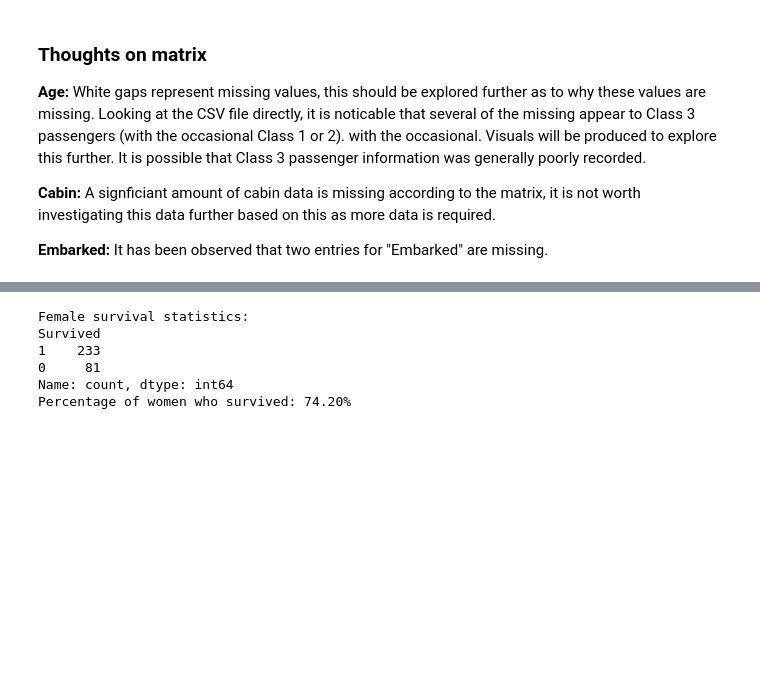
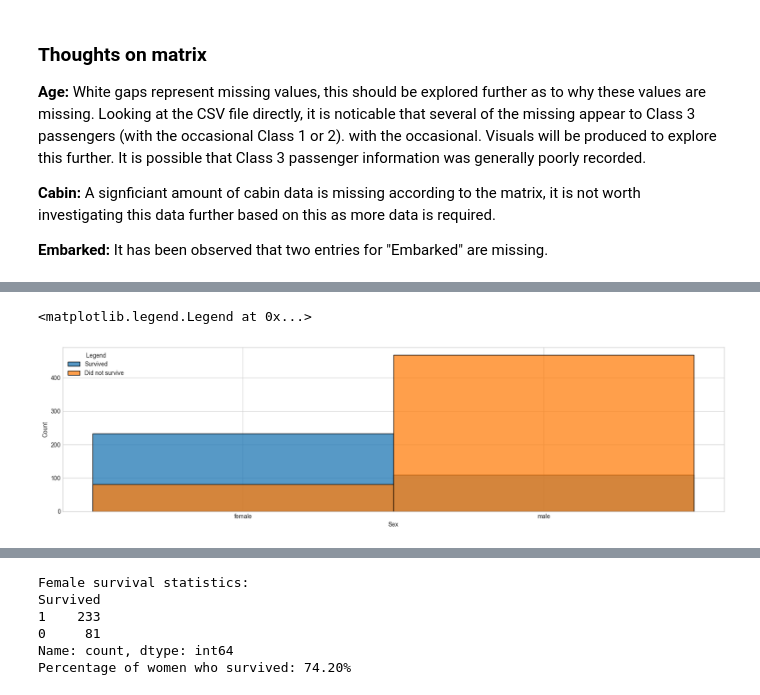
Before and after one commit to joshua-dixon1/Titanic-Survival-Analysis-and-Prediction, a Jupyter notebook: titanic_analysis.ipynb, the cells around one changed output, grey strips where cells are left out. Saved outputs shown, nothing was run; the diff lists cells and outputs as text; code cells hidden in the pictures; blank space fills up the shorter version.

```diff
--- a/titanic_analysis.ipynb
+++ b/titanic_analysis.ipynb
@@ -224,0 +243,5 @@ Name: count, dtype: int64
+# %%
+# Split the overall survival data to continuous and discretised continuous variable subset dataframes
+
+df_bin["Survived"] = train_data["Survived"] # binary/discretised dataframes
+df_con["Survived"] = train_data["Survived"] # continuous dataframes
@@ -224,0 +400,9 @@ Name: count, dtype: int64
+# %%
+# add Sex to the subset dataframes
+# for the discretised dataframe, male and female have been split into binary values of 0 and 1 for simplicit
+
+df_bin["Sex"] = train_data["Sex"].map({"male" : 0, "female" : 1}) # male is 0, female is 1
+print(df_bin.head()) # Visualise the new column in the binary dataframe;
+
+df_con["Sex"] = train_data["Sex"]
+print(df_con.head()) # Visualise the new column in the continuous dataframe
@@ -224,0 +422,14 @@ Name: count, dtype: int64
+# %%
+fig = plt.figure(figsize=(20, 5))
+
+# Histogram and KDE for Survived = 1
+sns.histplot(df_con.loc[df_con["Survived"] == 1, "Sex"], label="Survived")
+
+# Histogram and KDE for Survived = 0
+sns.histplot(df_con.loc[df_con["Survived"] == 0, "Sex"], label = "Did not survive")
+
+# Adding the legend
+plt.legend(title="Legend")
+# %% [output]
+<matplotlib.legend.Legend at 0x...>
+[figure, added]
```
Also changed, not shown: parts of 57 cells of this notebook.
